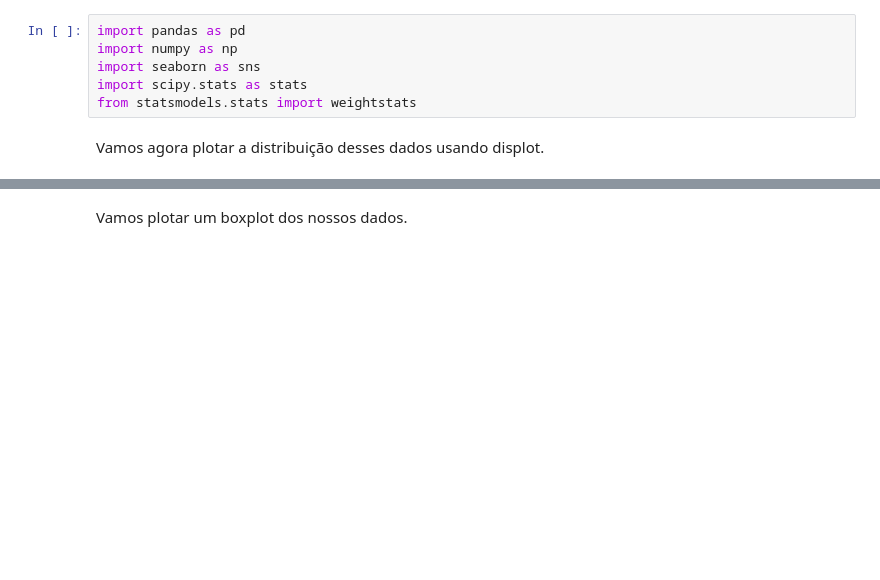
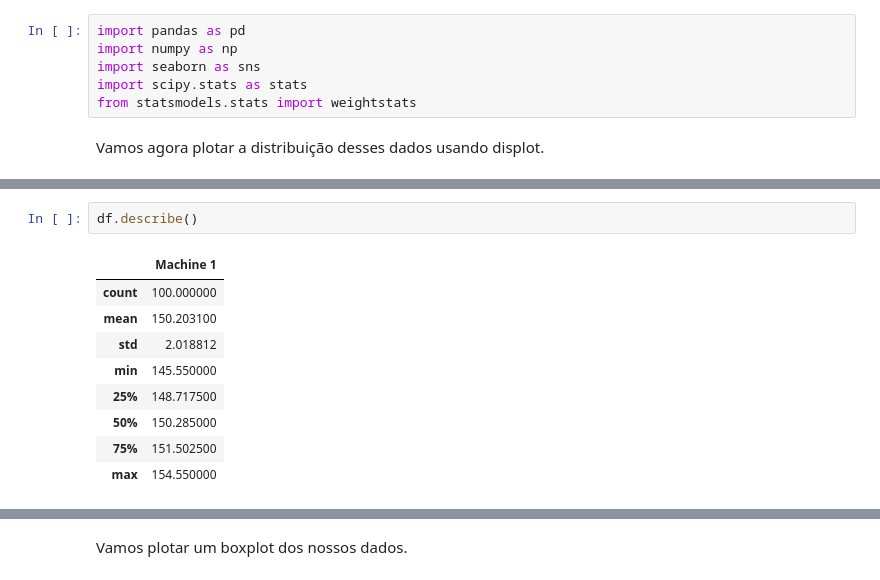
Before and after one commit to JoaoPedroGarciaTorezan/Met-Mat-An-lise-de-Dados, a Jupyter notebook: AnaliseCombinatoria/Teste_de_Hip/Aula15.ipynb, the cells around one changed output, grey strips where cells are left out. Cells and saved outputs as stored; diff of their text form; blank space fills up the shorter version.

```diff
--- a/AnaliseCombinatoria/Teste_de_Hip/Aula15.ipynb
+++ b/AnaliseCombinatoria/Teste_de_Hip/Aula15.ipynb
@@ -11,0 +29,12 @@ Vamos agora plotar a distribuição desses dados usando displot.
+# %%
+df.describe()
+# %% [output]
+|  | Machine 1 |
+| count | 100.000000 |
+| mean | 150.203100 |
+| std | 2.018812 |
+| min | 145.550000 |
+| 25% | 148.717500 |
+| 50% | 150.285000 |
+| 75% | 151.502500 |
+| max | 154.550000 |
```
Also changed, not shown: parts of 18 cells of this notebook, 2 other files.
